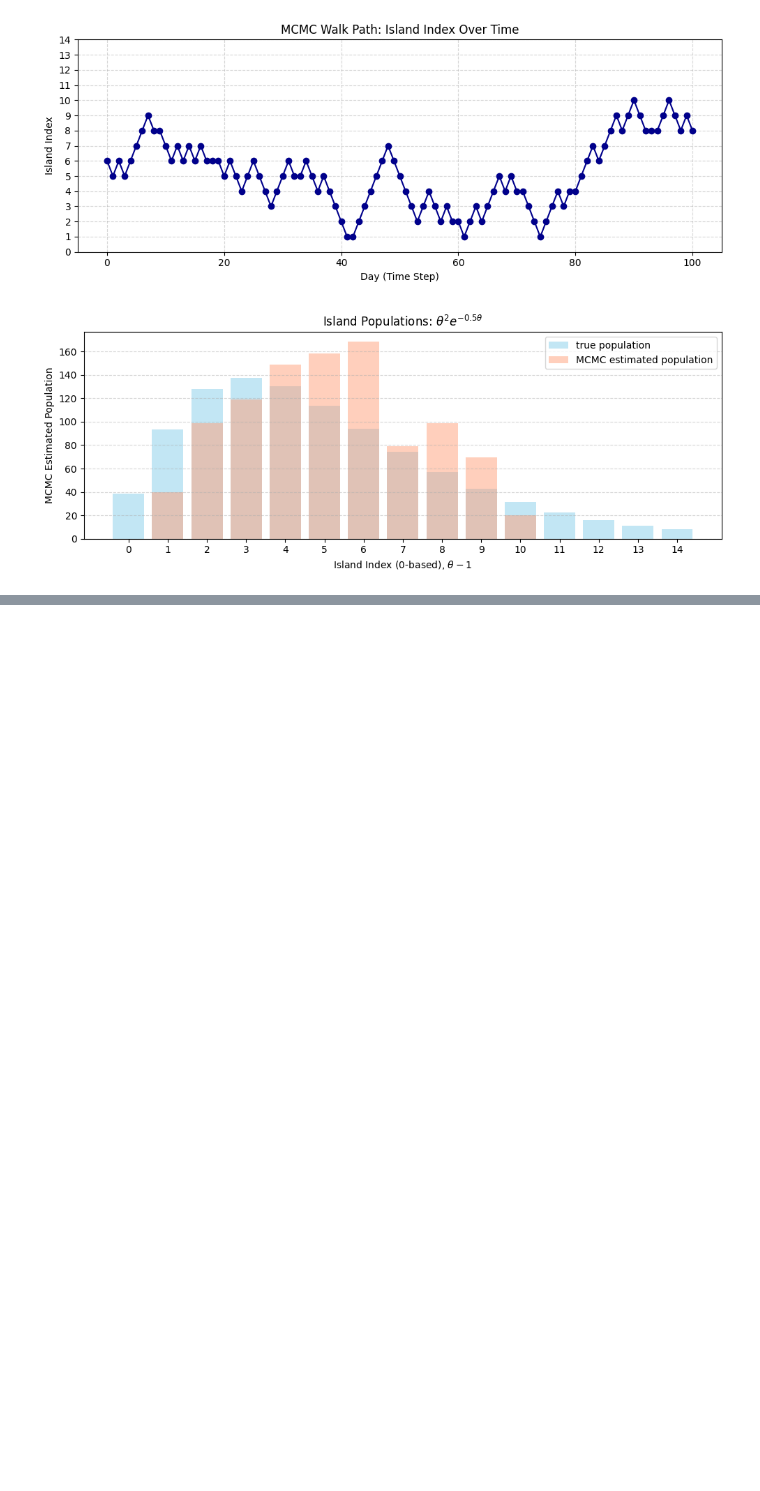
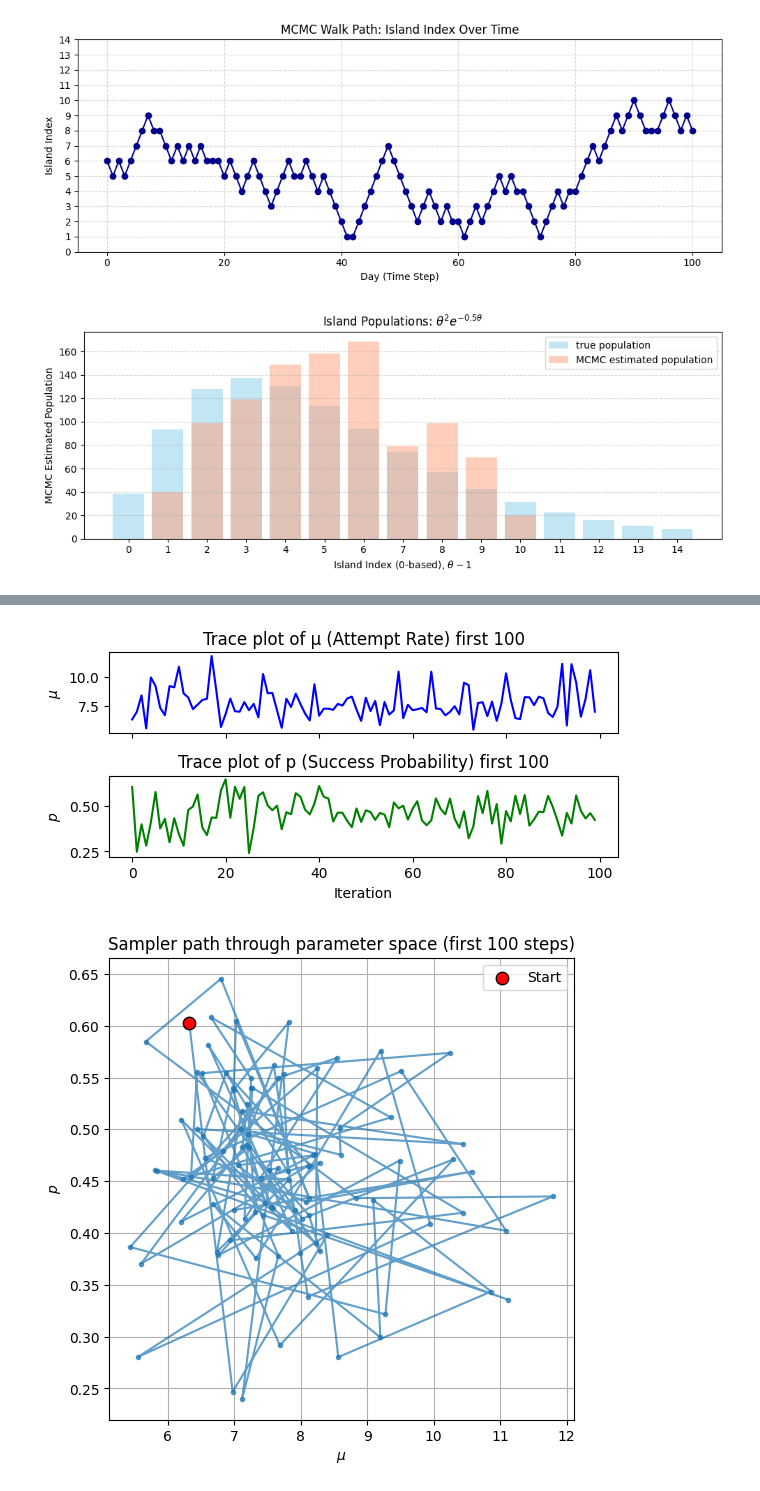
Before and after one commit to alexking100/BayesianInferenceLearning, a Jupyter notebook: web_book_bayesian_inference.ipynb, the cells around one changed output, grey strips where cells are left out. Saved outputs shown, nothing was run; the diff lists cells and outputs as text; code cells hidden in the pictures; blank space fills up the shorter version.

```diff
--- a/web_book_bayesian_inference.ipynb
+++ b/web_book_bayesian_inference.ipynb
@@ -1020,0 +993,56 @@ sampling: iterations 2000 of 2000, elapsed 0:00:00, remaining 0:00:00
+# %%
+# === Trace plots of mu and p ===
+fig, axes = plt.subplots(2, 1, figsize=(6, 3), sharex=True)
+
+show_steps = 100
+axes[0].plot(mu_samples[0:show_steps], color='blue')
+axes[0].set_ylabel(r'$\mu$')
+axes[0].set_title('Trace plot of μ (Attempt Rate) first {}'.format(show_steps))
+
+axes[1].plot(p_samples[0:show_steps], color='green')
+axes[1].set_ylabel(r'$p$')
+axes[1].set_title('Trace plot of p (Success Probability) first {}'.format(show_steps))
+axes[1].set_xlabel('Iteration')
+
+plt.tight_layout()
+plt.show()
+
+# === Joint path through parameter space ===
+plt.figure(figsize=(6, 6))
+plt.scatter(mu_samples[0], p_samples[0], color='red', s=80, label='Start', edgecolors='black', zorder=5)
+plt.plot(mu_samples[:show_steps], p_samples[:show_steps], marker='o', markersize=3, linestyle='-', alpha=0.7)
+plt.xlabel(r'$\mu$')
+plt.ylabel(r'$p$')
+plt.title(f'Sampler path through parameter space (first {show_steps} steps)')
+plt.grid(True)
+plt.legend()
+plt.show()
+
+# import something to get the contours on the graph
+from scipy.stats import gaussian_kde
+
+# Stack samples for 2D KDE
+xy = np.vstack([mu_samples, p_samples])
+kde = gaussian_kde(xy)
+
+# Create a grid over the domain
+xgrid = np.linspace(mu_samples.min(), mu_samples.max(), 100)
+ygrid = np.linspace(p_samples.min(), p_samples.max(), 100)
+X, Y = np.meshgrid(xgrid, ygrid)
+positions = np.vstack([X.ravel(), Y.ravel()])
+Z = kde(positions).reshape(X.shape)
+
+# === Joint samples + density contour plot ===
+plt.figure(figsize=(6, 6))
+plt.scatter(mu_samples[0], p_samples[0], color='red', s=80, label='Start', edgecolors='black', zorder=5)
+plt.scatter(mu_samples, p_samples, marker='o', s=2, alpha=0.2, label='Samples')
+plt.contour(X, Y, Z, levels=10, cmap='Blues')
+plt.xlabel(r'$\mu$')
+plt.ylabel(r'$p$')
+plt.title('All samples from MCMC with density contours')
+plt.grid(True)
+plt.legend()
+plt.show()
+# %% [output]
+[figure, added]
+[figure, added]
```
Also changed, not shown: parts of 9 cells of this notebook.
